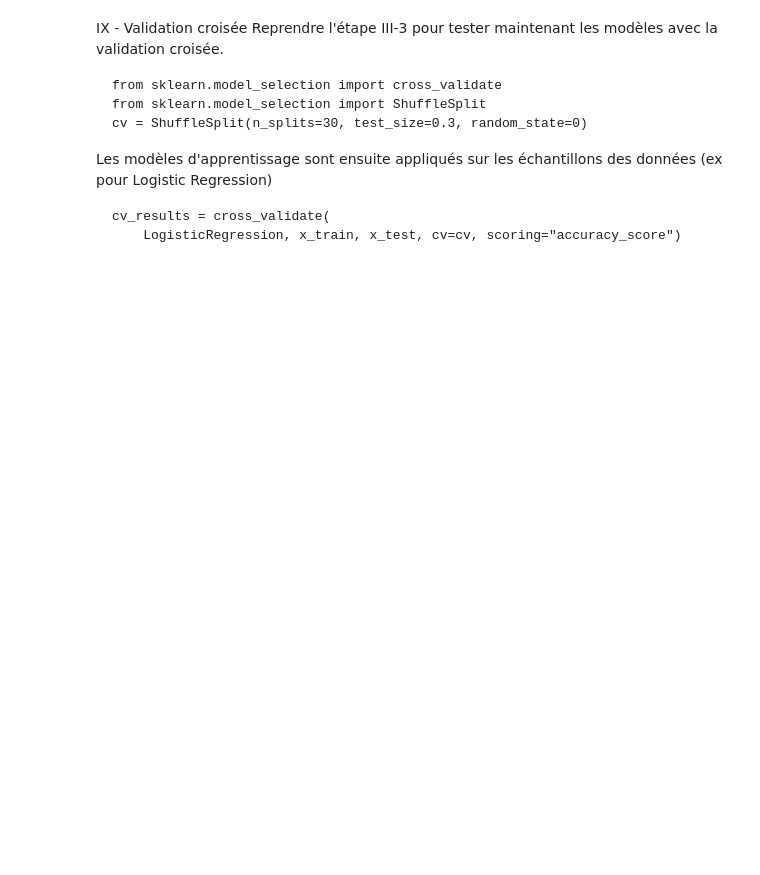
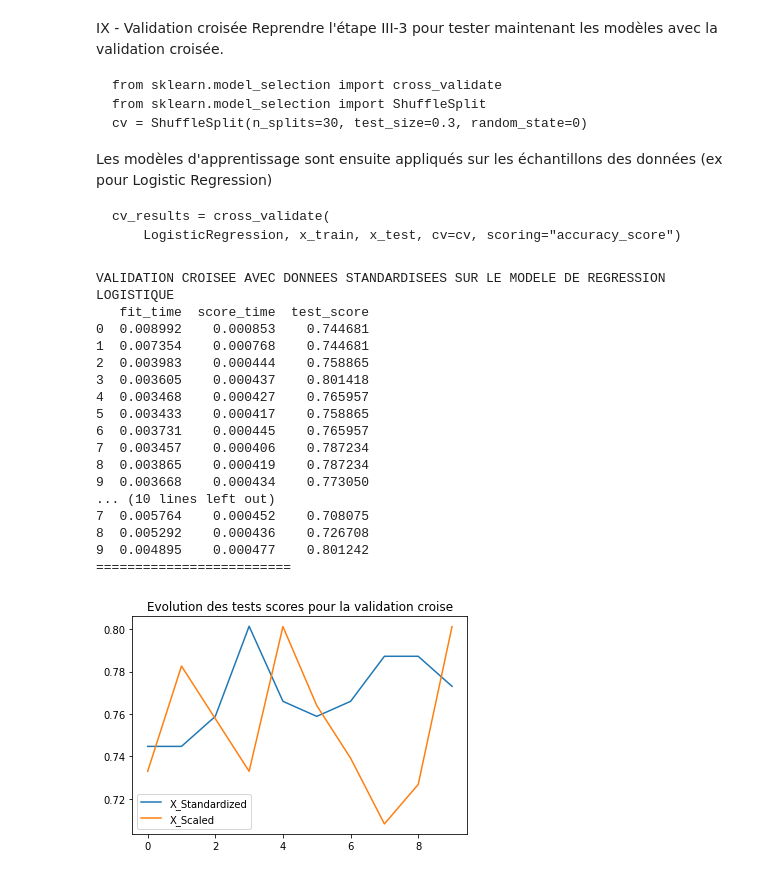
Before and after one commit to fereol023/My-ML-Courses-, a Jupyter notebook: TDClassificationPimaModifié.ipynb, the cells around one changed output. Saved outputs shown, nothing was run; the diff lists cells and outputs as text; code cells hidden in the pictures; blank space fills up the shorter version.

````diff
--- a/TDClassificationPimaModifié.ipynb
+++ b/TDClassificationPimaModifié.ipynb
@@ -554,3 +552,43 @@ Les modèles d'apprentissage sont ensuite appliqués sur les échantillons des d
 cv_results = cross_validate(
     LogisticRegression, x_train, x_test, cv=cv, scoring="accuracy_score")
 ```
+# %%
+from sklearn.model_selection import cross_validate
+from sklearn.model_selection import ShuffleSplit
+cv = ShuffleSplit(n_splits=10, test_size=0.3, random_state=0)
+cv_results1 = cross_validate(modele_LR1, x1_train, y1_train, cv=cv, scoring="accuracy")
+cv_results1 = pd.DataFrame(cv_results1)
+print("VALIDATION CROISEE AVEC DONNEES STANDARDISEES SUR LE MODELE DE REGRESSION LOGISTIQUE ")
+print(cv_results1)
+
+cv_results2 = cross_validate(modele_LR2, x2_train, y2_train, cv=cv, scoring="accuracy")
+cv_results2 = pd.DataFrame(cv_results2)
+print(line)
+print("VALIDATION CROISEE AVEC DONNEES SCALED SUR LE MODELE DE REGRESSION LOGISTIQUE ")
+print(cv_results2)
+
+print(line)
+plt.plot(cv_results1["test_score"], label="X_Standardized")
+plt.plot(cv_results2["test_score"], label="X_Scaled")
+plt.title("Evolution des tests scores pour la validation croise")
+plt.legend()
+plt.show()
+# %% [output]
+VALIDATION CROISEE AVEC DONNEES STANDARDISEES SUR LE MODELE DE REGRESSION LOGISTIQUE
+   fit_time  score_time  test_score
+0  0.008992    0.000853    0.744681
+1  0.007354    0.000768    0.744681
+2  0.003983    0.000444    0.758865
+3  0.003605    0.000437    0.801418
+4  0.003468    0.000427    0.765957
+5  0.003433    0.000417    0.758865
+6  0.003731    0.000445    0.765957
+7  0.003457    0.000406    0.787234
+8  0.003865    0.000419    0.787234
+9  0.003668    0.000434    0.773050
+... (10 lines left out)
+7  0.005764    0.000452    0.708075
+8  0.005292    0.000436    0.726708
+9  0.004895    0.000477    0.801242
+=========================
+[figure, added]
````
Also changed, not shown: parts of 5 cells of this notebook.
